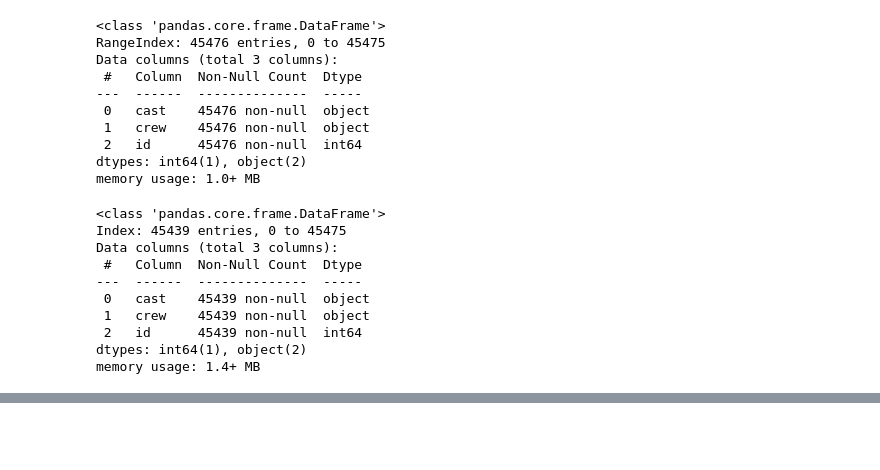
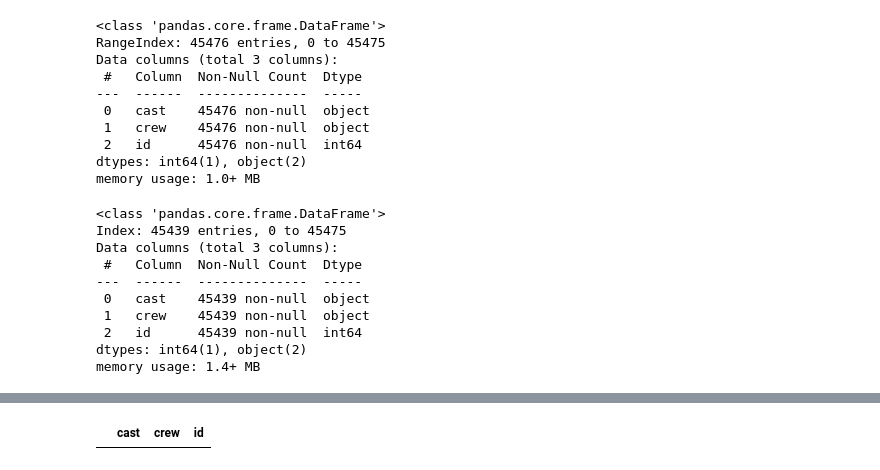
Before and after one commit to SithuLatt/Projects, a Jupyter notebook: Movie Recommendation/Data Cleaning.ipynb, the cells around one changed output, grey strips where cells are left out. Cells and saved outputs as stored; diff of their text form; code cells hidden in the pictures; blank space fills up the shorter version.

```diff
--- a/Movie Recommendation/Data Cleaning.ipynb
+++ b/Movie Recommendation/Data Cleaning.ipynb
@@ -419,15 +472,9 @@ Data columns (total 3 columns):
 dtypes: int64(1), object(2)
 memory usage: 1.4+ MB
 # %%
-movie_credits = credits_original.copy()
-
 # Convert columns to a JSON-like format if it's a string representation of a list/dict.
 movie_credits['cast'] = movie_credits['cast'].apply(lambda x:  must_be_type(x, 'json'))
 movie_credits['crew'] = movie_credits['crew'].apply(lambda x:  must_be_type(x, 'json'))
-
 # Extract individual 'name' field for each JSON entry and format as a comma-seperated string.
 movie_credits['cast'] = movie_credits['cast'].apply(lambda x: extract_val_json(x, 'name'))
 movie_credits['crew'] = movie_credits['crew'].apply(lambda x: extract_val_json(x, 'name'))
-
-# Drop the duplicates
-movie_credits = movie_credits.drop_duplicates()
@@ -449,0 +481,21 @@ movie_credits
+# %%
+# There are multiple rows with same movie. They need to be fixed seperately.
+multiple_casts = movie_credits.loc[movie_credits['id'].duplicated(keep=False)]
+# %%
+# Merge the names ensure there are no duplicates
+def sorted_uniq_name (value):
+    temp = ""
+    for x in sorted(set(value.split(', '))):
+        if len(temp) > 0:
+            temp = temp + ', ' + x
+        else:
+            temp = x
+    return temp
+multiple_casts["cast"] = multiple_casts["cast"] + ", "
+multiple_casts['cast'] = multiple_casts.groupby('id')['cast'].transform(
+    lambda x: sorted_uniq_name(', '.join(x))
+)
+multiple_casts["crew"] = multiple_casts["crew"] + ", "
+multiple_casts['crew'] = multiple_casts.groupby('id')['crew'].transform(
+    lambda x: sorted_uniq_name(', '.join(x))
+)
@@ -449,0 +523,3 @@ movie_credits
+# %%
+# Save the merged values
+movie_credits.loc[movie_credits['id'].duplicated(keep=False)] = multiple_casts
@@ -450 +529,6 @@ movie_credits
+# %%
+# All rows have unique ids
+movie_credits.loc[movie_credits['id'].duplicated(keep=False)]
+# %% [output]
+|  | cast | crew | id |
 # %%
```
Also changed, not shown: parts of 18 cells of this notebook, 15 other files.
